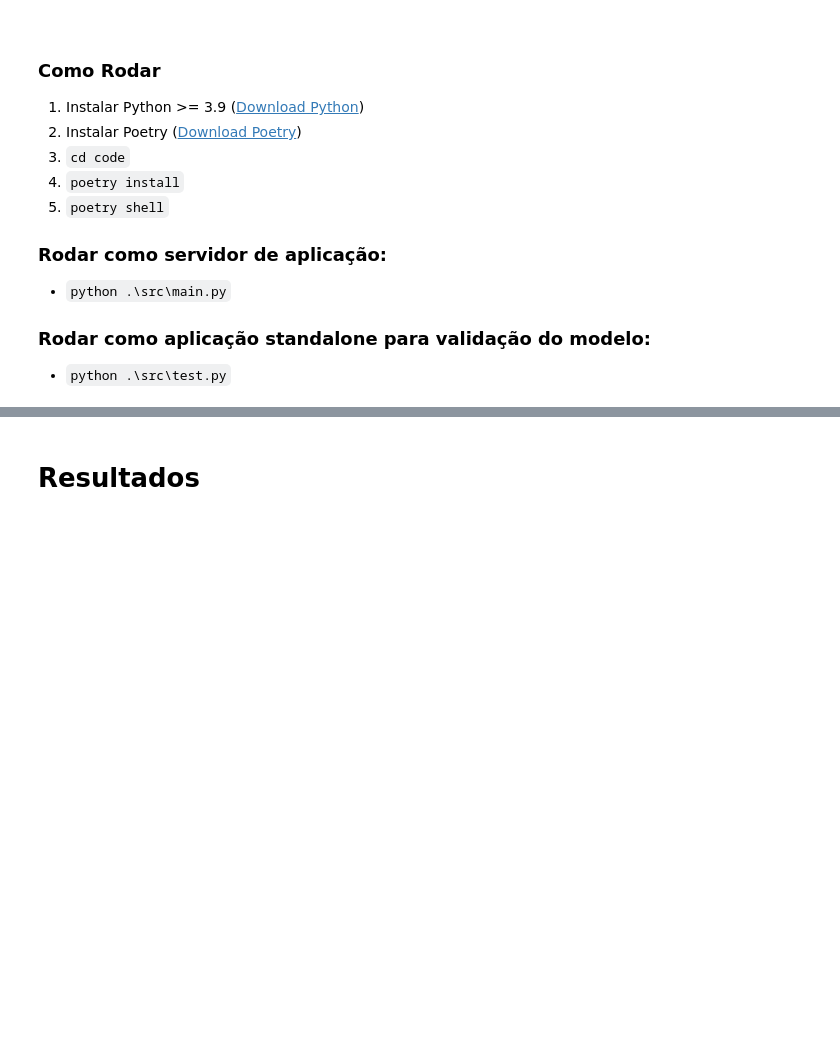
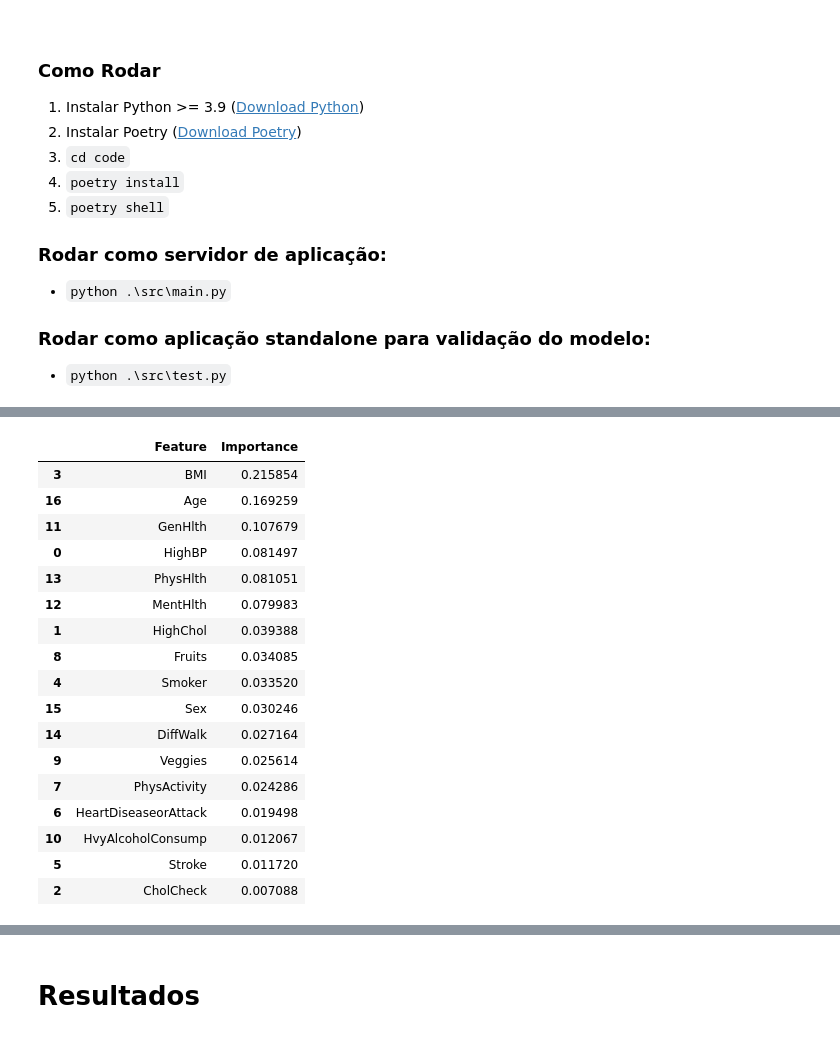
Before and after one commit to rbalmant/ufrrj-prog-linear-trab, a Jupyter notebook: code/src/trabalho.ipynb, the cells around one changed output, grey strips where cells are left out. Cells and saved outputs as stored; diff of their text form; code cells hidden in the pictures; blank space fills up the shorter version.

```diff
--- a/code/src/trabalho.ipynb
+++ b/code/src/trabalho.ipynb
@@ -73,0 +156,34 @@ df.head()
+# %%
+from sklearn.model_selection import train_test_split
+from sklearn.ensemble import RandomForestClassifier
+from sklearn.metrics import accuracy_score, classification_report
+
+# Supondo que 'df_teste' seja seu DataFrame
+
+# Separar as características (X) e a variável alvo (y)
+X = df_teste.drop('Diabetes_binary', axis=1)
+y = df_teste['Diabetes_binary']
+
+# Dividir o conjunto de dados em treino e teste
+X_train, X_test, y_train, y_test = train_test_split(X, y, test_size=0.2, random_state=42)
+
+# Inicializar e treinar o modelo Random Forest
+rf_model = RandomForestClassifier(n_estimators=100, random_state=42)
+rf_model.fit(X_train, y_train)
+
+# Fazer previsões no conjunto de teste
+y_pred = rf_model.predict(X_test)
+
+# Avaliar o desempenho do modelo
+accuracy = accuracy_score(y_test, y_pred)
+print(f'Acurácia do modelo: {accuracy:.2f}')
+
+# Exibir relatório de classificação
+print('\nRelatório de Classificação:\n', classification_report(y_test, y_pred))
+
+# Exibir importância das características
+importances = rf_model.feature_importances_
+feature_names = X.columns
+feature_importance_df = pd.DataFrame({'Feature': feature_names, 'Importance': importances})
+feature_importance_df = feature_importance_df.sort_values(by='Importance', ascending=False)
+print('\nImportância das Características:\n', feature_importance_df)
@@ -73,0 +267,21 @@ df.head()
+# %%
+feature_importance_df
+# %% [output]
+|  | Feature | Importance |
+| 3 | BMI | 0.215854 |
+| 16 | Age | 0.169259 |
+| 11 | GenHlth | 0.107679 |
+| 0 | HighBP | 0.081497 |
+| 13 | PhysHlth | 0.081051 |
+| 12 | MentHlth | 0.079983 |
+| 1 | HighChol | 0.039388 |
+| 8 | Fruits | 0.034085 |
+| 4 | Smoker | 0.033520 |
+| 15 | Sex | 0.030246 |
+| 14 | DiffWalk | 0.027164 |
+| 9 | Veggies | 0.025614 |
+| 7 | PhysActivity | 0.024286 |
+| 6 | HeartDiseaseorAttack | 0.019498 |
+| 10 | HvyAlcoholConsump | 0.012067 |
+| 5 | Stroke | 0.011720 |
+| 2 | CholCheck | 0.007088 |
```
Also changed, not shown: parts of 17 cells of this notebook, 3 other files.
